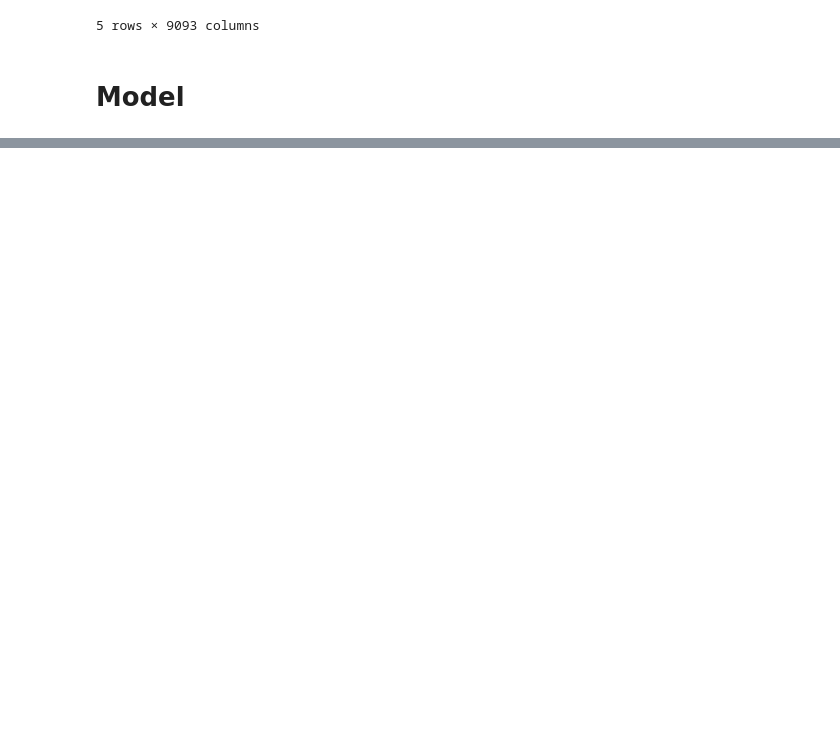
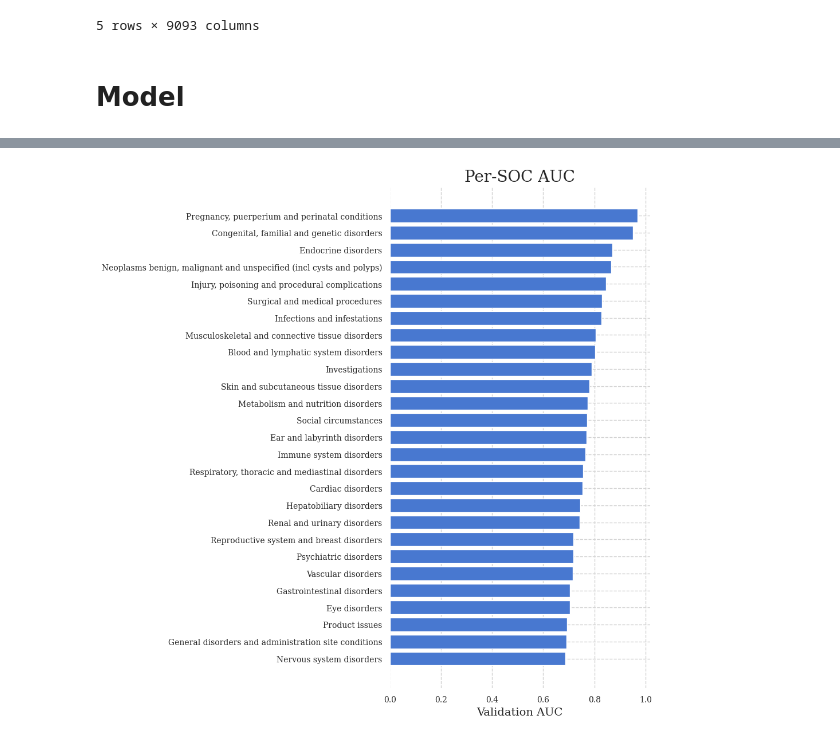
Before and after one commit to nuriaarroyo/Empirical-Bayes-Age-Specific-Risk-and-SOC-Prediction-for-Cephalosporin-ADRs-with-Support-App, a Jupyter notebook: notebooks/03_canada/03_03 Regresion Logistica copy.ipynb, the cells around one changed output, grey strips where cells are left out. Saved outputs shown, nothing was run; the diff lists cells and outputs as text; code cells hidden in the pictures; blank space fills up the shorter version.

```diff
--- a/notebooks/03_canada/03_03 Regresion Logistica copy.ipynb
+++ b/notebooks/03_canada/03_03 Regresion Logistica copy.ipynb
@@ -191,0 +141,6 @@ Y_val_pred = (val_proba_mat >= 0.5).astype("int8")
+# %%
+feature_names = X.columns.tolist()
+soc_names = Y.columns.tolist()
+K = len(soc_names)
+
+print(f"Number of features: {len(feature_names)}, Number of SOCs: {K}")
@@ -191,0 +149,7 @@ Y_val_pred = (val_proba_mat >= 0.5).astype("int8")
+# %%
+X_train, X_valid, Y_train, Y_valid = train_test_split(
+    X,
+    Y,
+    test_size=0.2,
+    random_state=42
+)
@@ -544,0 +291,18 @@ proba_df
+# %%
+metric = "AUC"
+
+plt.figure(figsize=(10, 10))
+order = metrics_df.sort_values(metric, ascending=False)["SOC"]
+
+plt.barh(
+    y=range(len(order)),
+    width=metrics_df.set_index("SOC").loc[order, metric]
+)
+plt.yticks(range(len(order)), order)
+plt.xlabel(f"Validation {metric}")
+plt.title(f"Per-SOC {metric}")
+plt.gca().invert_yaxis()
+plt.tight_layout()
+plt.show()
+# %% [output]
+[figure, added]
```
Also changed, not shown: parts of 31 cells of this notebook, 2 other files.
